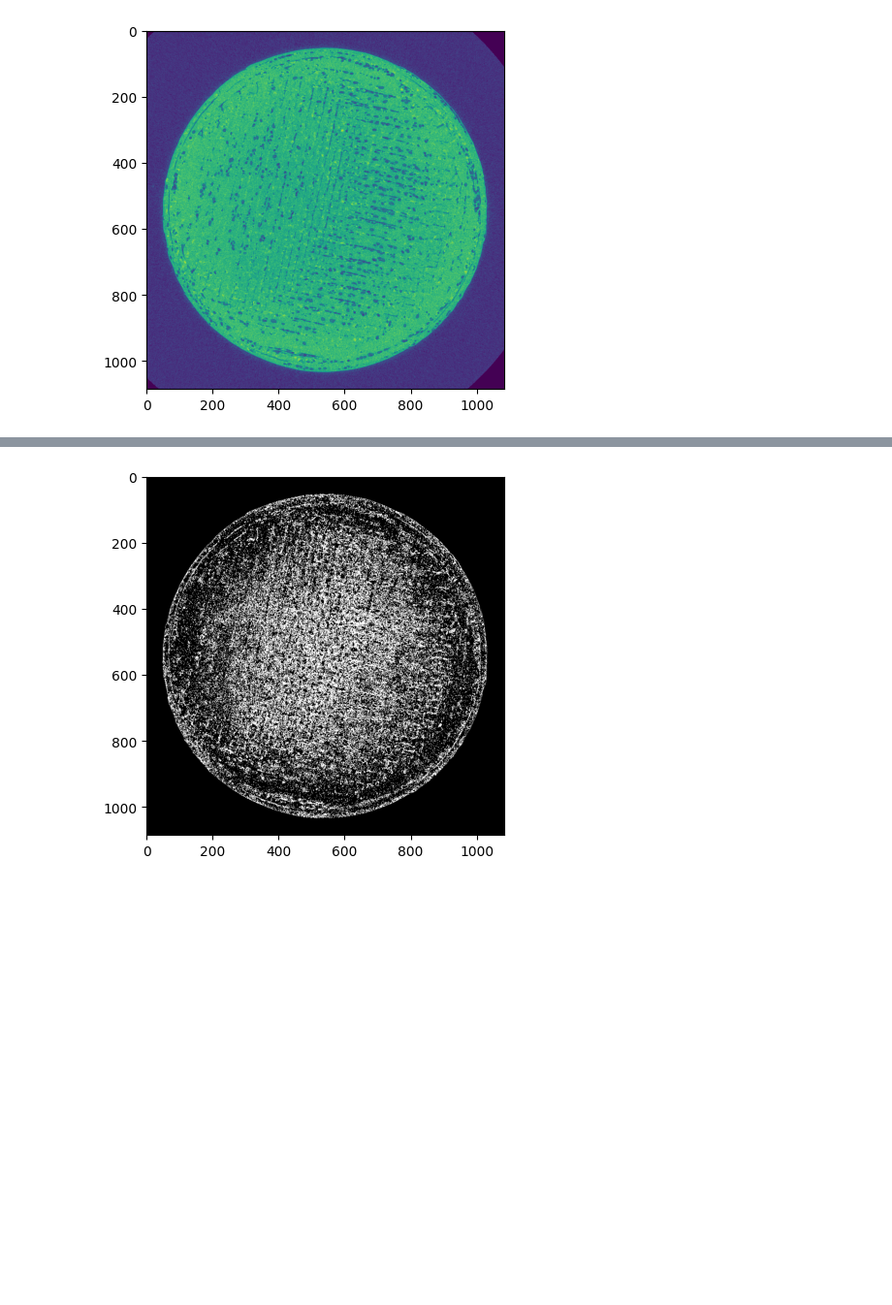
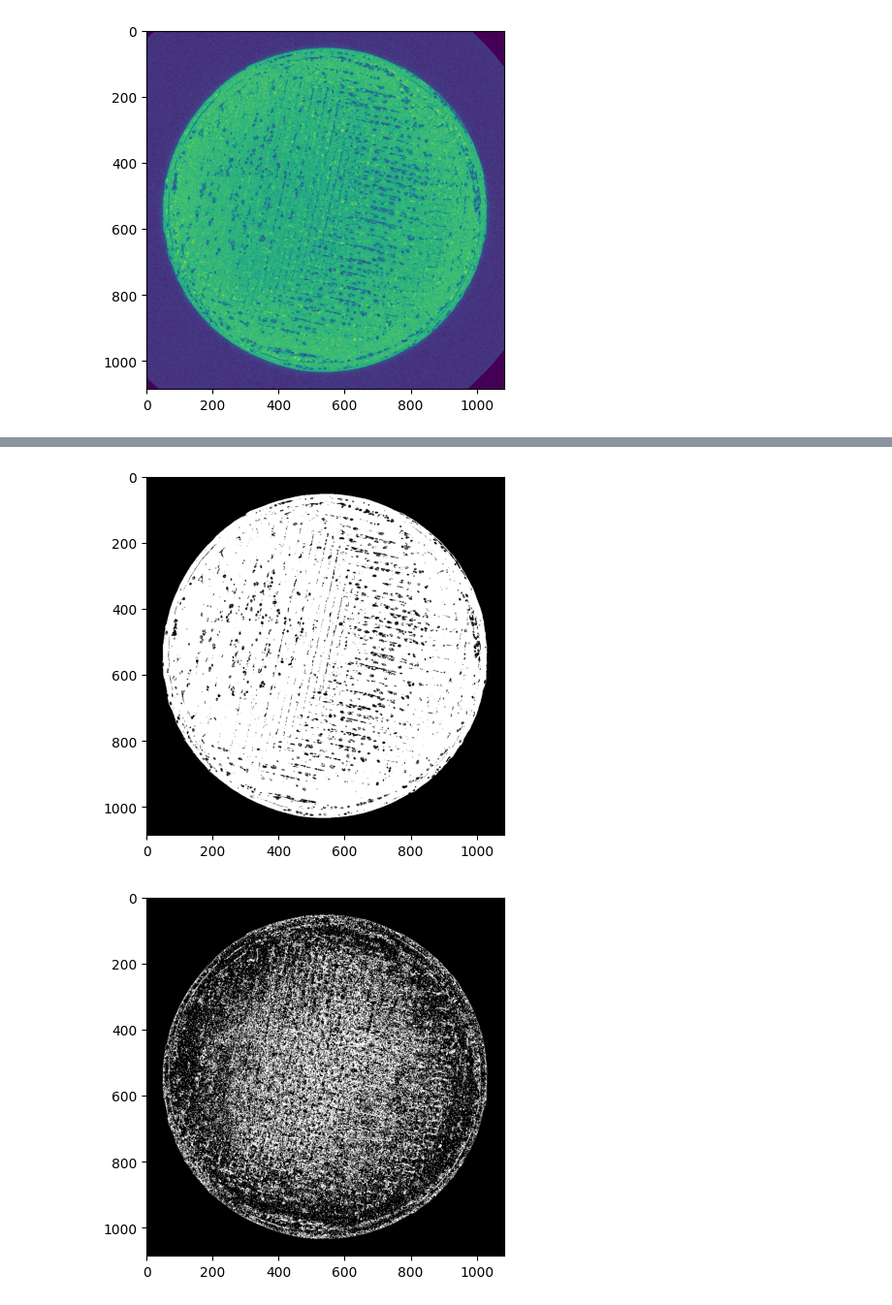
Before and after one commit to tpasfieldERAU/MA390-490_PNNL, a Jupyter notebook: am-specific/flood-fill.ipynb, the cells around one changed output, grey strips where cells are left out. Shown at 97% size. Drawn from its saved outputs; the diff is of its cells as text; code cells hidden in the pictures; blank space fills up the shorter version.

```diff
--- a/am-specific/flood-fill.ipynb
+++ b/am-specific/flood-fill.ipynb
@@ -21,6 +22,8 @@ plt.show()
-# %%
-th_img = np.array(th_img, dtype=np.uint8)
-th_img = cv.cvtColor(th_img, cv.COLOR_GRAY2BGR)
+# %%
+plt.imshow(th_img, cmap='gray')
+plt.show()
+# %% [output]
+[figure, added]
 # %%
 dilate = cv.dilate(th_img, (5,5))
 plt.imshow(dilate, cmap='gray')
```
Also changed, not shown: parts of 1 cell of this notebook, 3 other files.
